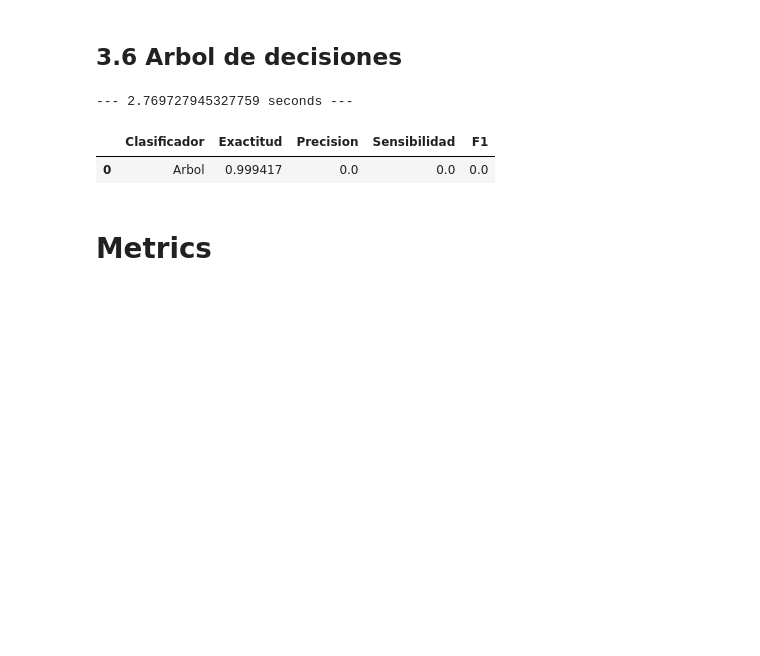
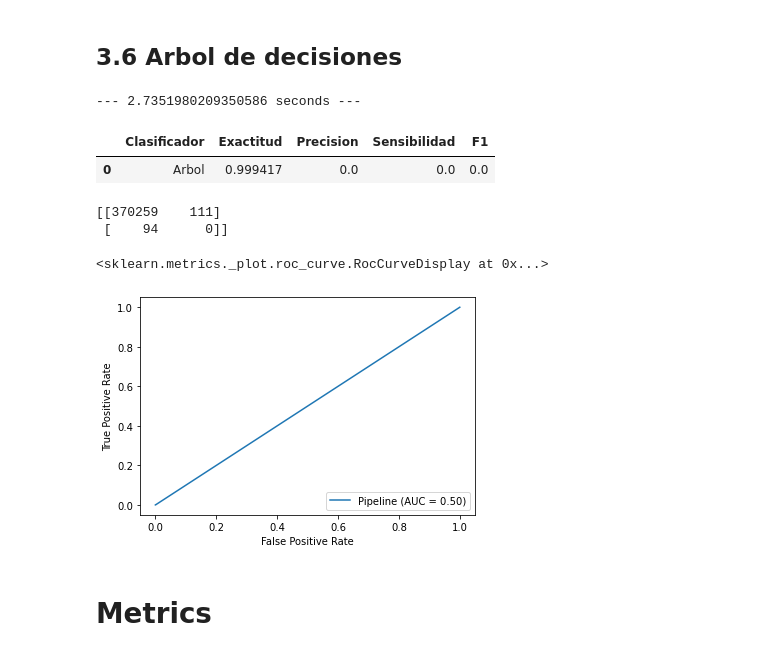
Before and after one commit to jaimebw/tfg, a Jupyter notebook: libros/aplicacion_ml.ipynb, the cells around one changed output. Saved outputs shown, nothing was run; the diff lists cells and outputs as text; code cells hidden in the pictures; blank space fills up the shorter version.

```diff
--- a/libros/aplicacion_ml.ipynb
+++ b/libros/aplicacion_ml.ipynb
@@ -256,10 +259,0 @@ gauss_pipes = [gauss_pipe]
-# %%
-gauss_pipe.fit(X_train,y_train)
-# %%
-#start_time = time.time()
-pipes_gauss_entrenados=[]
-for index, i in enumerate(gauss_pipes):
-    i.fit(X_train,y_train)
-    pipes_gauss_entrenados.append(i)
-
-#print("--- %s seconds ---" % (time.time() - start_time))
@@ -317,7 +327,7 @@ for index, i in enumerate(arbol_pipes ):
 
 print("--- %s seconds ---" % (time.time() - start_time))
 # %% [output]
---- 2.769727945327759 seconds ---
+--- 2.7351980209350586 seconds ---
 # %%
 nombres_algoritmos_arbol = ["Arbol"]
 darbol= metricas(pipes_arbol_entrenados,X_test,y_test,nombres_algoritmos_arbol )
@@ -330,6 +340,14 @@ darbol
 for i in pipes_arbol_entrenados:
     y_train_pred = cross_val_predict(i, X_train, y_train, cv=7)
     print(confusion_matrix(y_train, y_train_pred))
+# %% [output]
+[[370259    111]
+ [    94      0]]
+# %%
+plot_roc_curve(pipes_arbol_entrenados[0], X_test, y_test)
+# %% [output]
+<sklearn.metrics._plot.roc_curve.RocCurveDisplay at 0x...>
+[figure, added]
 # %%
 precision_score(y_train, y_train_pred)
 # %%
```
Also changed, not shown: parts of 11 cells of this notebook.
